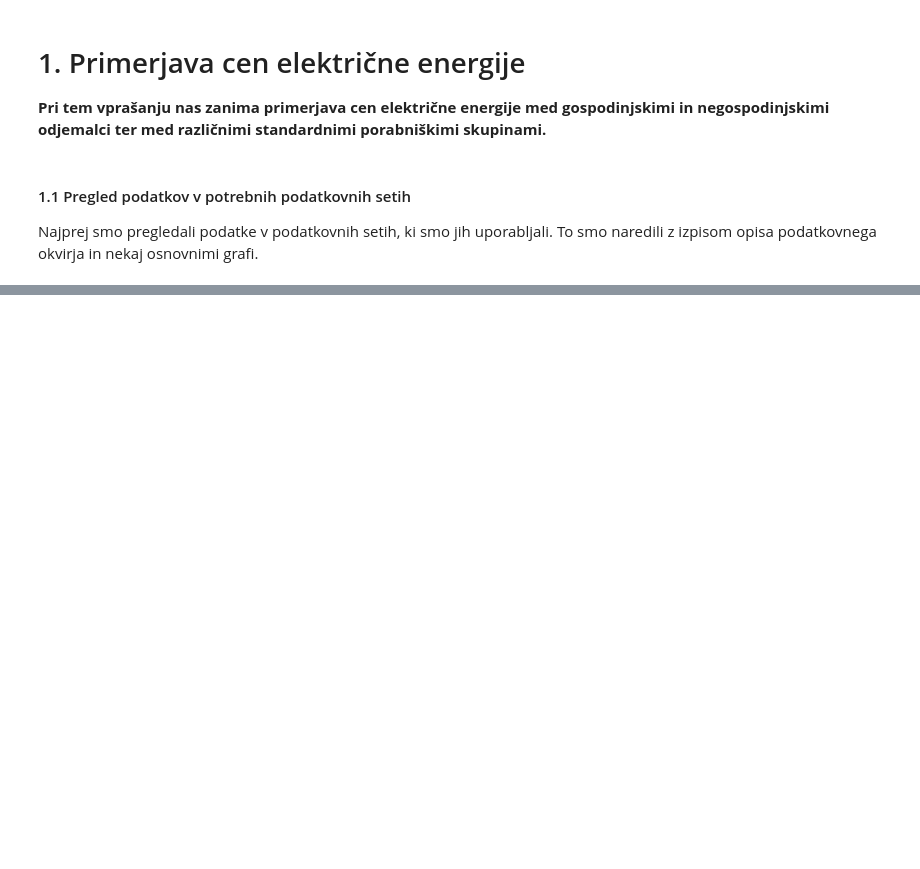
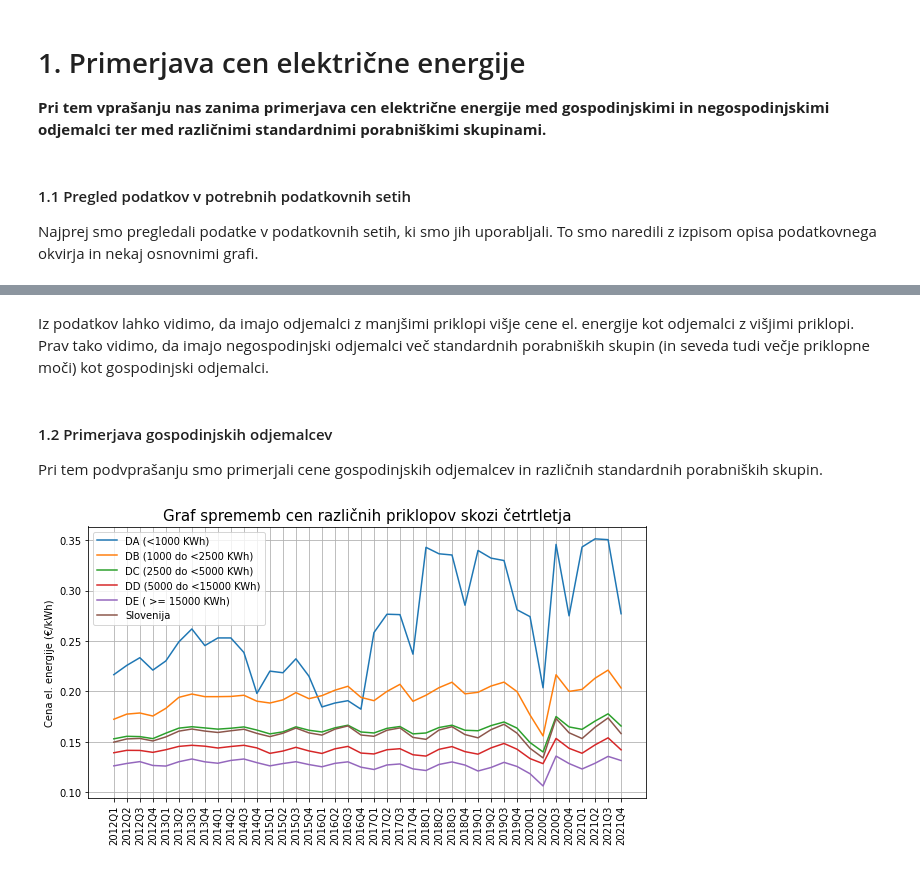
Before and after one commit to cugalord/PR21_NVZ-LS-BK-NZ, a Jupyter notebook: src/price_comparison.ipynb, the cells around one changed output, grey strips where cells are left out. Cells and saved outputs as stored; diff of their text form; code cells hidden in the pictures; blank space fills up the shorter version.

```diff
--- a/src/price_comparison.ipynb
+++ b/src/price_comparison.ipynb
@@ -96,0 +87,37 @@ Ker smo opazili zelo velik porast cen pri gospodinjskih odjemalcih (Standardna p
+# %% [markdown]
+Iz podatkov lahko vidimo, da imajo odjemalci z manjšimi priklopi višje cene el. energije kot odjemalci z višjimi priklopi. Prav tako vidimo, da imajo negospodinjski odjemalci več standardnih porabniških skupin (in seveda tudi večje priklopne moči) kot gospodinjski odjemalci.
+# %% [markdown]
+#### 1.2 Primerjava gospodinjskih odjemalcev
+
+Pri tem podvprašanju smo primerjali cene gospodinjskih odjemalcev in različnih standardnih porabniških skupin.
+# %%
+household_prices = de.read('../data/Cene el. energije za gospodinjske odjemalce.csv')
+hp = dict()
+
+hp = mu.init_dict_based_on_column(household_prices, 'STANDARDNA PORABNIŠKA SKUPINA (LETNA PORABA)')
+
+# Fill dicts with prices for each user group and quarter, thus symulating a matrix.
+# Prices include all taxes.
+for column in household_prices.columns[2:]:
+    for key, value in hp.items():
+        hp[key][column] = household_prices[column][household_prices['STANDARDNA PORABNIŠKA SKUPINA (LETNA PORABA)'] == key][household_prices['CENA'] == 'Z vsemi davki'].tolist()[0]
+
+# Flatten the internal dicts for use in plotting.
+hits = dict()
+for key, value in hp.items():
+    hits[key] = list(value.values())
+
+quarters = [x for x in [y for y in hp.values()][0].keys()]
+
+# Plot data.
+plt.figure(figsize=(10, 5))
+plt.title("Graf sprememb cen različnih priklopov skozi četrtletja", fontsize=15)
+plt.xticks(rotation=90)
+plt.ylabel("Cena el. energije (€/kWh)")
+plt.grid()
+for key, value in hits.items():
+    plt.plot(quarters, value, label=key)
+plt.legend()
+print()
+# %% [output]
+[figure, added]
```
Also changed, not shown: parts of 14 cells of this notebook, 1 other file.
